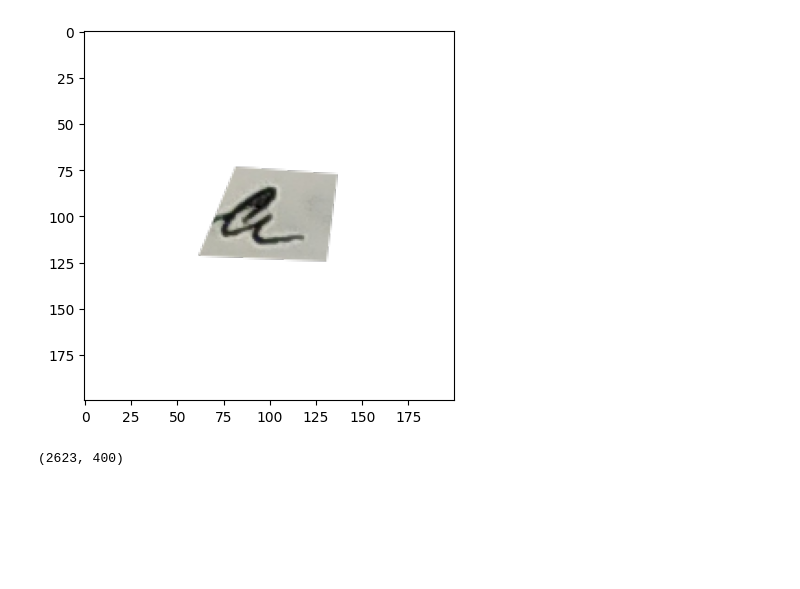
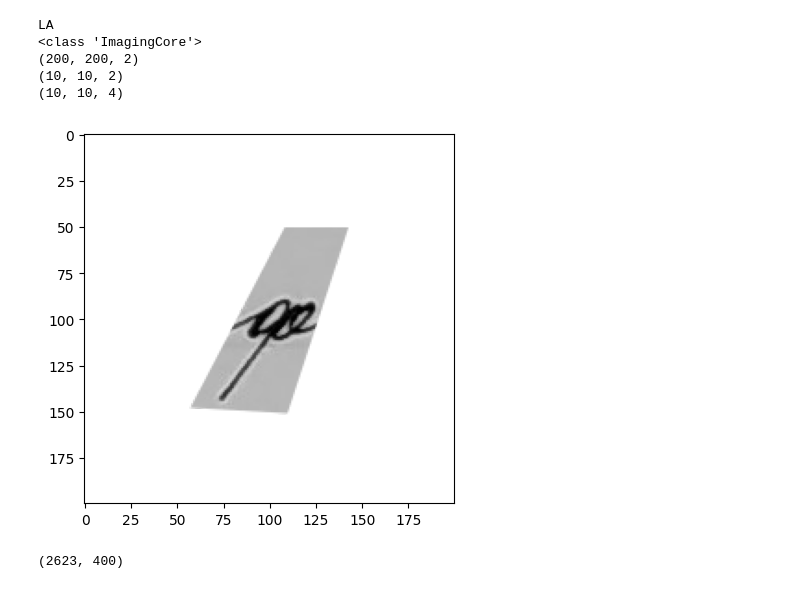
Before and after one commit to gudkovst/Methods_of_ML, a Jupyter notebook: KNN_tree_rf.ipynb, the cells around one changed output. Drawn from its saved outputs; the diff is of its cells as text; code cells hidden in the pictures; blank space fills up the shorter version.

```diff
--- a/KNN_tree_rf.ipynb
+++ b/KNN_tree_rf.ipynb
@@ -15,11 +6,0 @@ def get_liter(name: str) -> str:
-# %%
-def convert_image(image) -> np.array:
-    b = image.getbbox()
-    img = image.crop(b)
-    img = img.resize((10, 10), resample=Image.BICUBIC)
-    #img = image.convert('LA')
-    img = [(c[0], c[0], c[0], c[1]) for c in img.getdata()] if image.mode != 'RGBA' else img
-    #img = [(c[0], c[1]) for c in image.getdata()]
-    #L = R * 299/1000 + G * 587/1000 + B * 114/1000
-    #img = [(c[0] * 1000 / (3*299), c[0]*1000 / (3*587), c[0]*1000 / (3*114), c[1]) for c in image.getdata()] if image.mode != 'RGBA' else image
-    return np.array(img, dtype=float).flatten() / 255
@@ -48,8 +7,19 @@ def make_conf_matrix(trues, preds, labels):
 # %%
- with Image.open(r'C:\Users\gudko\history_envs\sklearn_env\data_knn\а-2011.png') as image:
+ with Image.open(r'C:\Users\gudko\history_envs\sklearn_env\data_knn\ф-8023.png') as image:
+     print(image.mode)
+     print(type(image.getdata()))
+     print(np.array(image.getdata()).reshape((200, 200, 2)).shape)
+     print(np.array(image.resize((10, 10))).shape)
      plt.imshow(image)
+     img = convert_image(image)
+     print(img.shape)
 # %% [output]
+LA
+<class 'ImagingCore'>
+(200, 200, 2)
+(10, 10, 2)
+(10, 10, 4)
-[figure, old version]
+[figure, new version]
 # %%
 X, labels = load_images(r'C:\Users\gudko\history_envs\sklearn_env\data_knn')
 le = LabelEncoder()
```
Also changed, not shown: parts of 5 cells of this notebook, 2 other files.
